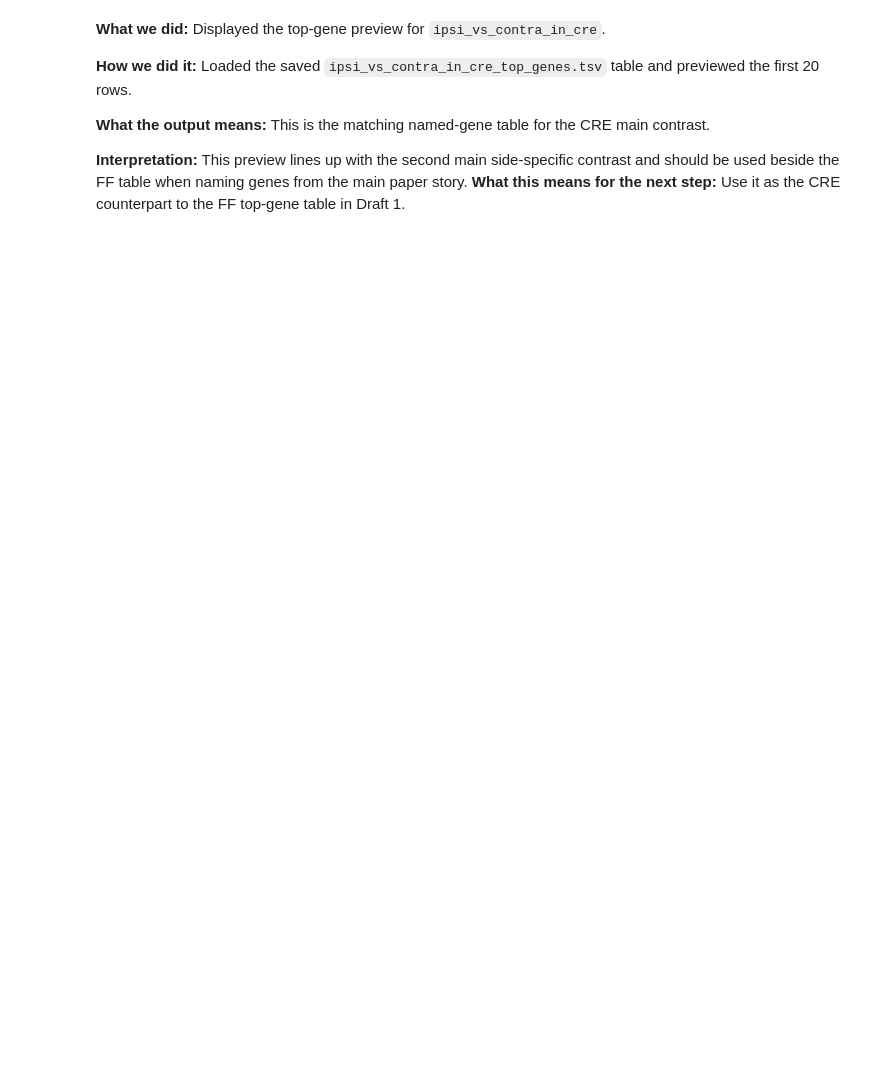
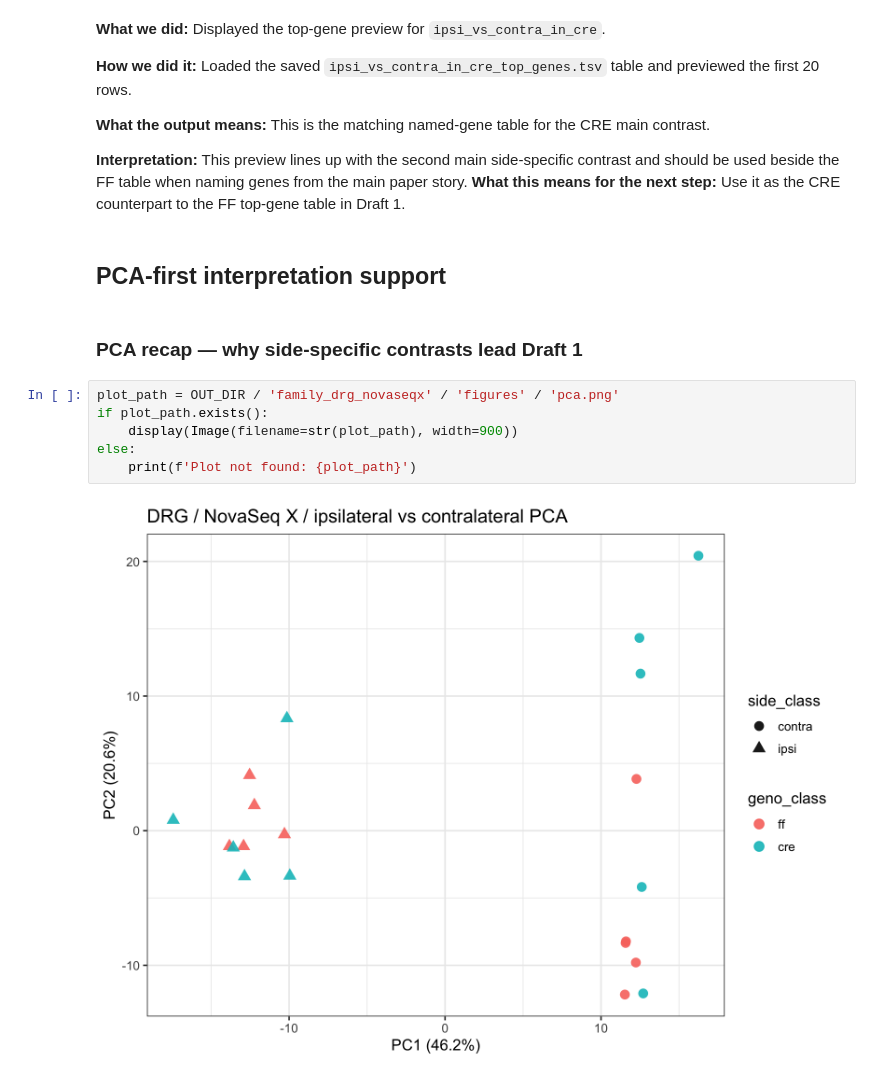
Before and after one commit to pzg8794/BIOL550-group_project, a Jupyter notebook: mouse_new/notebooks/mouse_differential_expression_all20.ipynb, the cells around one changed output. Cells and saved outputs as stored; diff of their text form; blank space fills up the shorter version.

```diff
--- a/mouse_new/notebooks/mouse_differential_expression_all20.ipynb
+++ b/mouse_new/notebooks/mouse_differential_expression_all20.ipynb
@@ -688,3 +760,15 @@ display(pd.read_csv(OUT_DIR / 'family_drg_novaseqx' / 'tables' / 'ipsi_vs_contra
 **What the output means:** This is the matching named-gene table for the CRE main contrast.
 
 **Interpretation:** This preview lines up with the second main side-specific contrast and should be used beside the FF table when naming genes from the main paper story. **What this means for the next step:** Use it as the CRE counterpart to the FF top-gene table in Draft 1.
+# %% [markdown]
+## PCA-first interpretation support
+# %% [markdown]
+### PCA recap — why side-specific contrasts lead Draft 1
+# %%
+plot_path = OUT_DIR / 'family_drg_novaseqx' / 'figures' / 'pca.png'
+if plot_path.exists():
+    display(Image(filename=str(plot_path), width=900))
+else:
+    print(f'Plot not found: {plot_path}')
+# %% [output]
+[figure, added]
```
Also changed, not shown: parts of 71 cells of this notebook, 32 other files.
